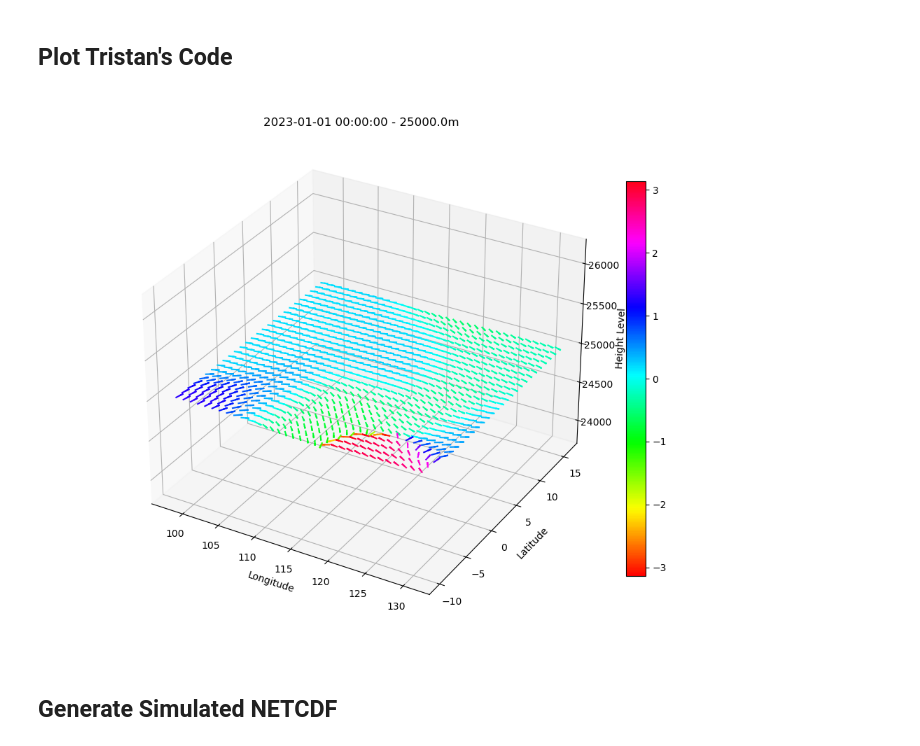
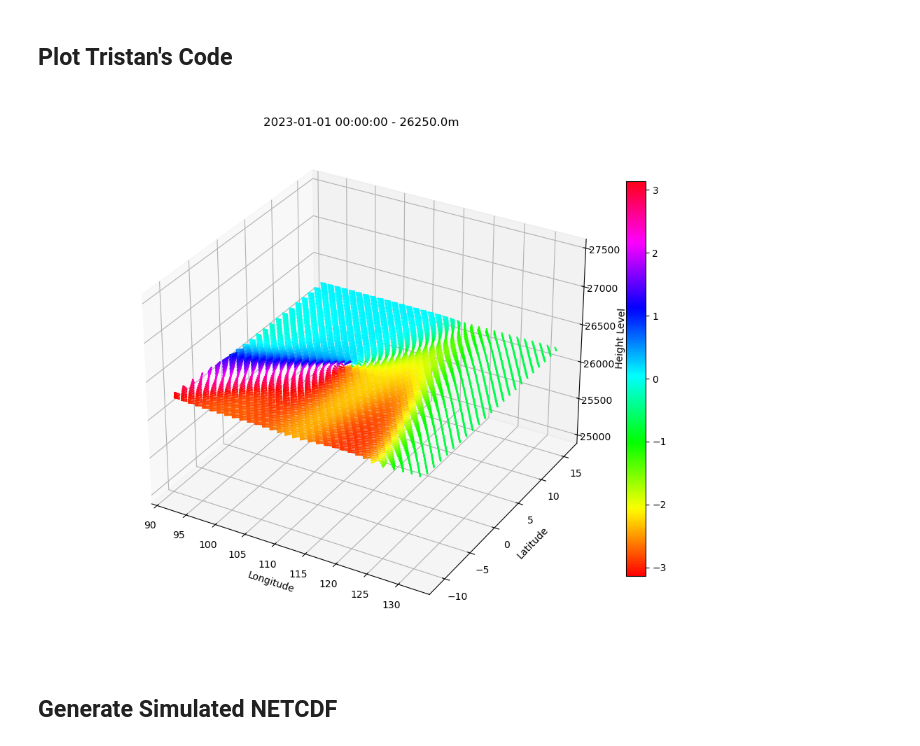
Before and after one commit to USNavalResearchLaboratory/RL-HAB, a Jupyter notebook: SynthWinds/SynthWinds-TRISTAN.ipynb, the cells around one changed output. Cells and saved outputs as stored; diff of their text form; code cells hidden in the pictures.

```diff
--- a/SynthWinds/SynthWinds-TRISTAN.ipynb
+++ b/SynthWinds/SynthWinds-TRISTAN.ipynb
@@ -399,9 +399,9 @@ def glob_smooth(df, lats, lons, alts):
 
 
         #Apply helper function for smoothing all desired variables.
-        speed1 = smooth(speed, lats, lons, 2)
-        u1 = smooth(u, lats, lons, 2)
-        v1 = smooth(v, lats, lons, 2)
+        speed1 = smooth(speed, lats, lons, 3)
+        u1 = smooth(u, lats, lons, 12) # divide by res. so for .25 res is 12, for 1 degree is 3
+        v1 = smooth(v, lats, lons, 12)
 
         for j in range(0, lats*lons): #Re-create a dataframe based on structure of origina ldata with synthetic values.
             idx = alts * j + i
@@ -417,7 +417,7 @@ def glob_smooth(df, lats, lons, alts):
     print('SMOOTHING : DONE.')
     return df
 # %%
-def plot_layer(df, type, height:int):
+def plot_layer(df, type, height:int, skip = 1):
     if height not in df['height'].unique():
         raise ValueError("Invalid height value")
 
@@ -476,7 +476,7 @@ def plot_layer(df, type, height:int):
         cbar.set_label('Wind Speed')
         '''
 
-        for i in range(len(x)):
+        for i in range(0,len(x),skip):
             ax.quiver(x[i], y[i], height/9.81, u[i], v[i], w[i], colors=colors[i], length=1, arrow_length_ratio=.5, normalize=True)
 
         ax.set_xlabel('Longitude')
@@ -552,7 +552,7 @@ df2 = df2[(df2['height'] >= 15000) & (df2['height'] <= 28000)] #Select desired a
 lat_min, lat_max = -11, 16#int(df2['latitude'].min()), int(df2['latitude'].max())
 lon_min, lon_max = 92, 132 #int(df2['longitude'].min()), int(df2['longitude'].max())
 
-step = 1
+step = .25
 synth_df2 = create_synthetic_stations2(df2, lat_min, lat_max, lon_min, lon_max, step)
 
 #Format the SynthDF to match Xarray
@@ -605,13 +614,13 @@ plot_layer(synth_df, 'xy', synth_df['height'][index])
 # %% [markdown]
 ## Plot Tristan's Code
 # %%
-altitude = 25000
+altitude = 26250
 #synth_df2['longitude'] = synth_df2['longitude'].values[::-1]
 #print(synth_df2['longitude'])
 #print(synth_df2['latitude'][::-1])
-plot_layer(synth_df2, 'xy', altitude*9.81)
+plot_layer(synth_df2, 'xy', altitude*9.81, skip =5)
 # %% [output]
-[figure, old version]
+[figure, new version]
 # %%
 plot_level_original(df2, synth_df2['height'][20]/9.81)
 # %%
```
Also changed, not shown: parts of 10 cells of this notebook, 15 other files.
